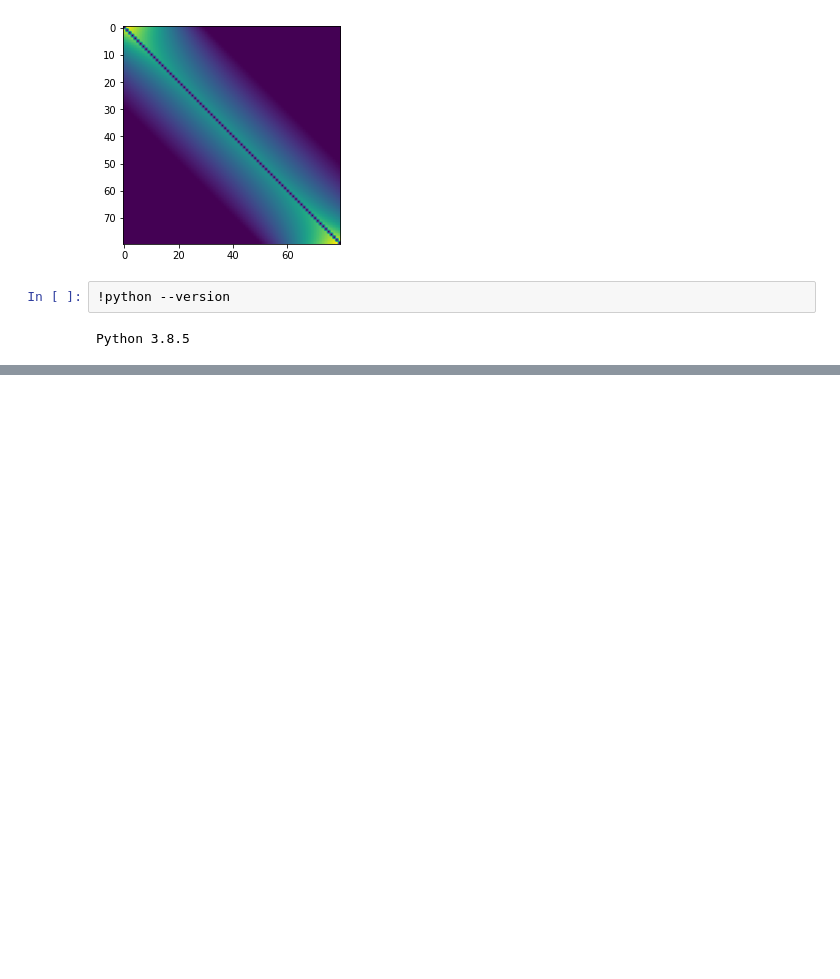
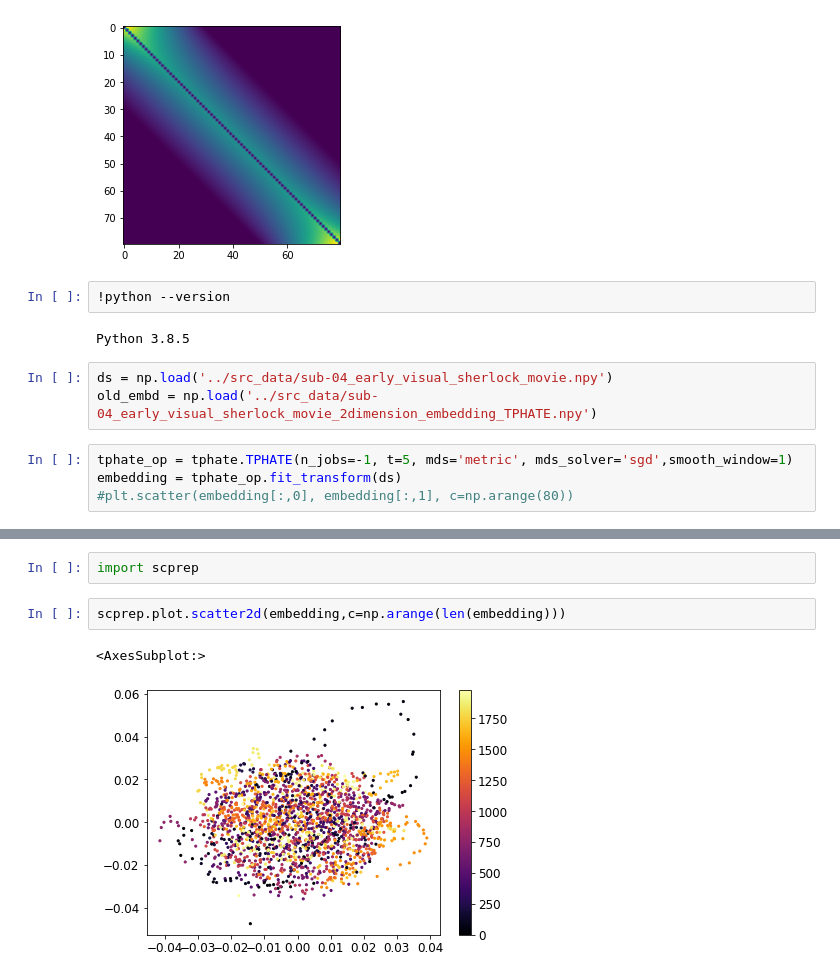
Before and after one commit to KrishnaswamyLab/TPHATE, a Jupyter notebook: example/usage.ipynb, the cells around one changed output, grey strips where cells are left out. Saved outputs shown, nothing was run; the diff lists cells and outputs as text; blank space fills up the shorter version.

Commit message:
adding data

```diff
--- a/example/usage.ipynb
+++ b/example/usage.ipynb
@@ -133,3 +137,10 @@ plt.imshow(Top) # ac kernel
 !python --version
 # %% [output]
 Python 3.8.5
+# %%
+ds = np.load('../src_data/sub-04_early_visual_sherlock_movie.npy')
+old_embd = np.load('../src_data/sub-04_early_visual_sherlock_movie_2dimension_embedding_TPHATE.npy')
+# %%
+tphate_op = tphate.TPHATE(n_jobs=-1, t=5, mds='metric', mds_solver='sgd',smooth_window=1)
+embedding = tphate_op.fit_transform(ds)
+#plt.scatter(embedding[:,0], embedding[:,1], c=np.arange(80))
@@ -135,0 +165,7 @@ Python 3.8.5
+# %%
+import scprep
+# %%
+scprep.plot.scatter2d(embedding,c=np.arange(len(embedding)))
+# %% [output]
+<AxesSubplot:>
+[figure, added]
```
Also changed, not shown: parts of 10 cells of this notebook, 20 other files.
